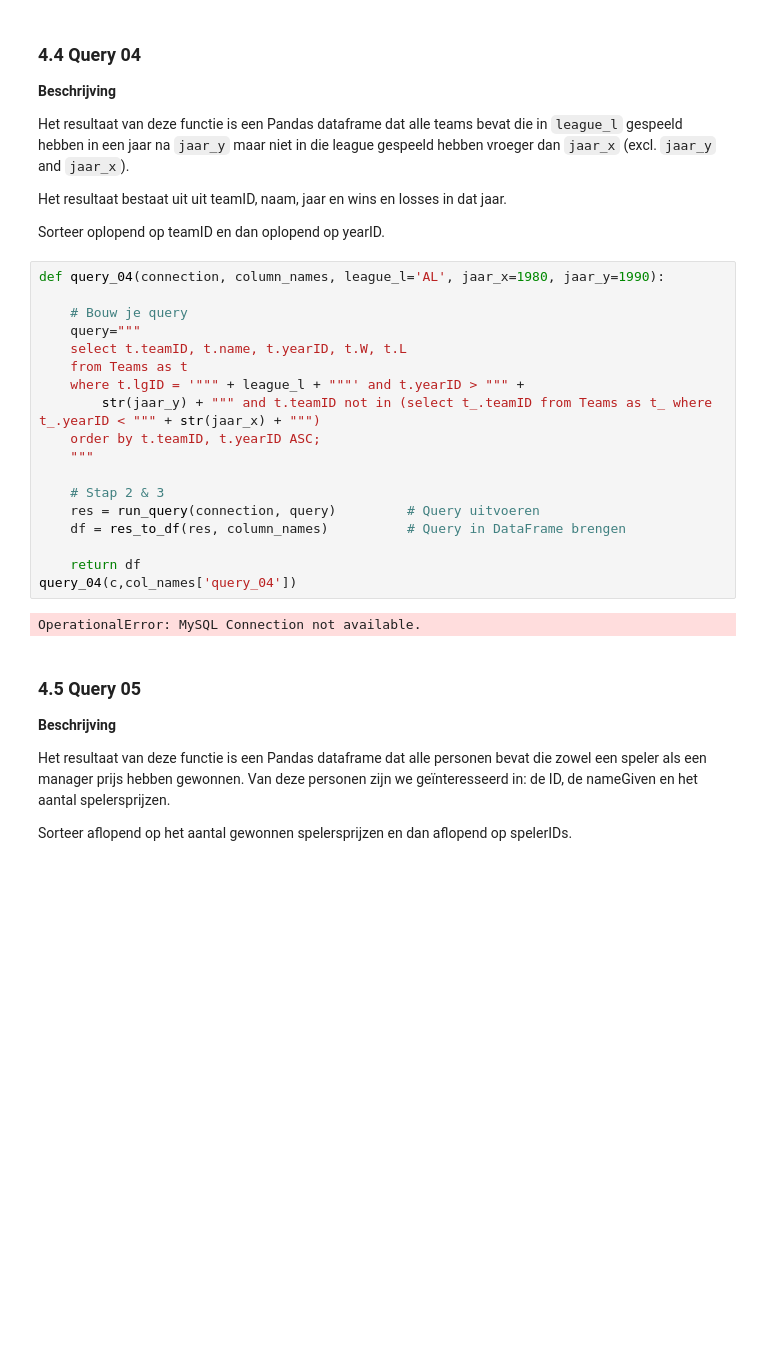
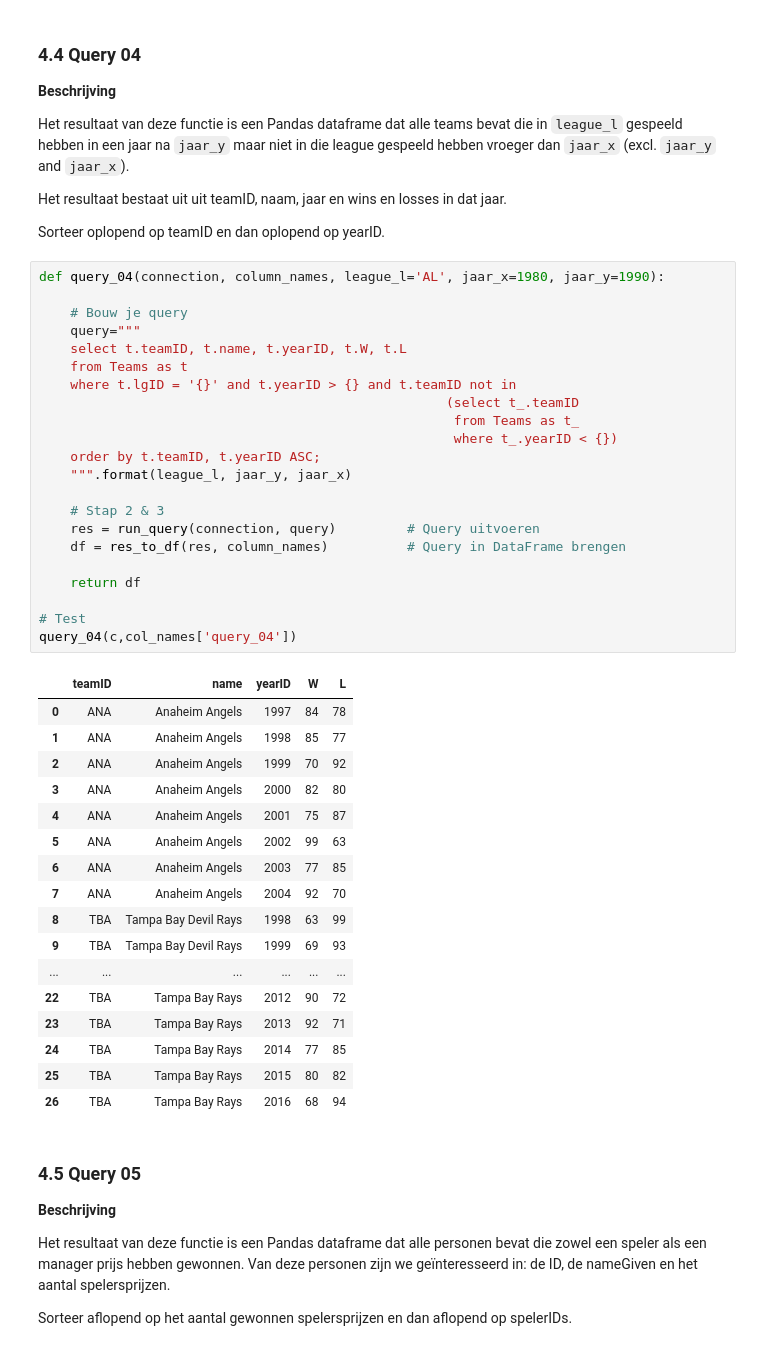
Before and after one commit to ps-a-s-d-f/db-1819, a Jupyter notebook: note/assignment.ipynb, the cells around one changed output. Cells and saved outputs as stored; diff of their text form; blank space fills up the shorter version.

```diff
--- a/note/assignment.ipynb
+++ b/note/assignment.ipynb
@@ -360,23 +365,43 @@ Sorteer oplopend op teamID en dan oplopend op yearID.
 # %%
 def query_04(connection, column_names, league_l='AL', jaar_x=1980, jaar_y=1990):
 
     # Bouw je query
     query="""
     select t.teamID, t.name, t.yearID, t.W, t.L
     from Teams as t
-    where t.lgID = '""" + league_l + """' and t.yearID > """ +
-        str(jaar_y) + """ and t.teamID not in (select t_.teamID from Teams as t_ where t_.yearID < """ + str(jaar_x) + """)
+    where t.lgID = '{}' and t.yearID > {} and t.teamID not in
+                                                    (select t_.teamID
+                                                     from Teams as t_
+                                                     where t_.yearID < {})
     order by t.teamID, t.yearID ASC;
-    """
+    """.format(league_l, jaar_y, jaar_x)
 
     # Stap 2 & 3
     res = run_query(connection, query)         # Query uitvoeren
     df = res_to_df(res, column_names)          # Query in DataFrame brengen
 
     return df
+
+# Test
 query_04(c,col_names['query_04'])
 # %% [output]
-OperationalError: MySQL Connection not available.
+|  | teamID | name | yearID | W | L |
+| 0 | ANA | Anaheim Angels | 1997 | 84 | 78 |
+| 1 | ANA | Anaheim Angels | 1998 | 85 | 77 |
+| 2 | ANA | Anaheim Angels | 1999 | 70 | 92 |
+| 3 | ANA | Anaheim Angels | 2000 | 82 | 80 |
+| 4 | ANA | Anaheim Angels | 2001 | 75 | 87 |
+| 5 | ANA | Anaheim Angels | 2002 | 99 | 63 |
+| 6 | ANA | Anaheim Angels | 2003 | 77 | 85 |
+| 7 | ANA | Anaheim Angels | 2004 | 92 | 70 |
+| 8 | TBA | Tampa Bay Devil Rays | 1998 | 63 | 99 |
+| 9 | TBA | Tampa Bay Devil Rays | 1999 | 69 | 93 |
+| ... | ... | ... | ... | ... | ... |
+| 22 | TBA | Tampa Bay Rays | 2012 | 90 | 72 |
+| 23 | TBA | Tampa Bay Rays | 2013 | 92 | 71 |
+| 24 | TBA | Tampa Bay Rays | 2014 | 77 | 85 |
+| 25 | TBA | Tampa Bay Rays | 2015 | 80 | 82 |
+| 26 | TBA | Tampa Bay Rays | 2016 | 68 | 94 |
 # %% [markdown]
 ### 4.5 Query 05
 
```
Also changed, not shown: parts of 12 cells of this notebook, 7 other files.
